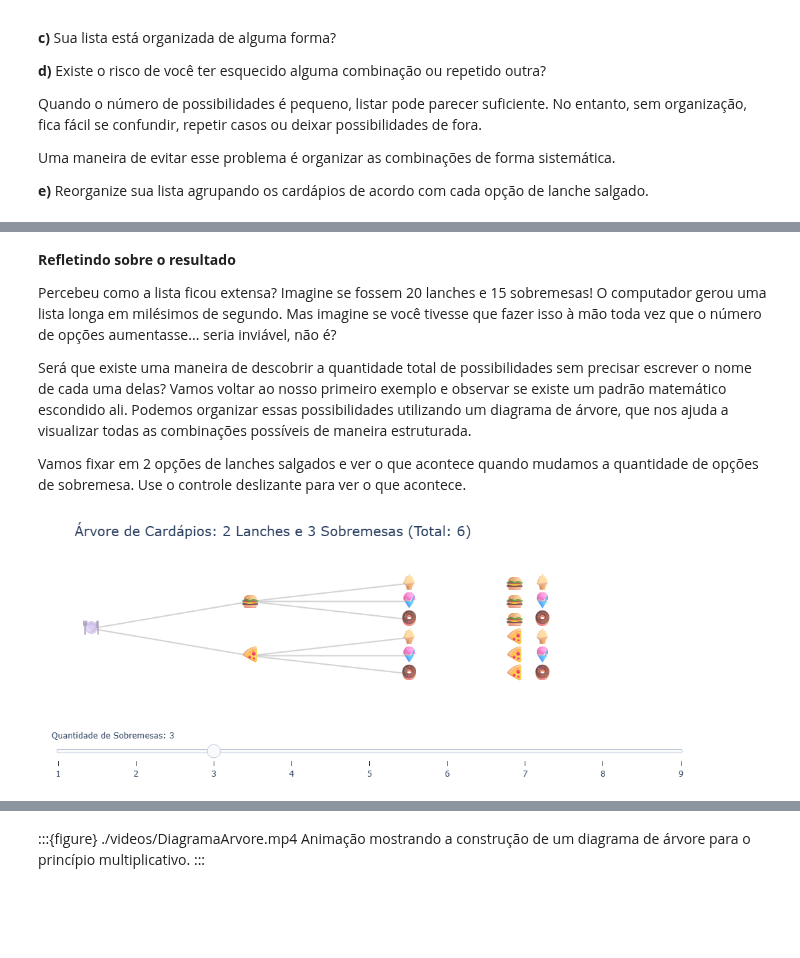
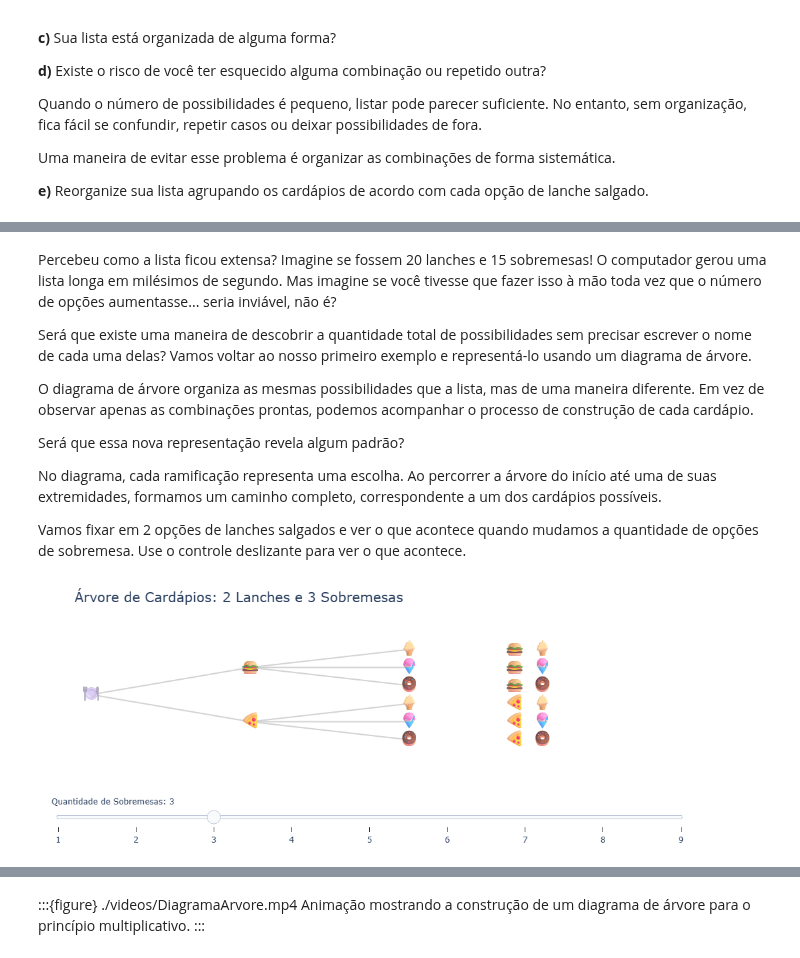
Before and after one commit to marianarccastro/livro_contagem, a Jupyter notebook: contagem.ipynb, the cells around one changed output, grey strips where cells are left out. Saved outputs shown, nothing was run; the diff lists cells and outputs as text; code cells hidden in the pictures; blank space fills up the shorter version.

```diff
--- a/contagem.ipynb
+++ b/contagem.ipynb
@@ -150,9 +287,13 @@ display(HTML(codigo_interativo))
 # %% [markdown]
-**Refletindo sobre o resultado**
-
 Percebeu como a lista ficou extensa? Imagine se fossem 20 lanches e 15 sobremesas! O computador gerou uma lista longa em milésimos de segundo. Mas imagine se você tivesse que fazer isso à mão toda vez que o número de opções aumentasse... seria inviável, não é?
 
-Será que existe uma maneira de descobrir a quantidade total de possibilidades sem precisar escrever o nome de cada uma delas? Vamos voltar ao nosso primeiro exemplo e observar se existe um padrão matemático escondido ali. Podemos organizar essas possibilidades utilizando um diagrama de árvore, que nos ajuda a visualizar todas as combinações possíveis de maneira estruturada.
+Será que existe uma maneira de descobrir a quantidade total de possibilidades sem precisar escrever o nome de cada uma delas? Vamos voltar ao nosso primeiro exemplo e representá-lo usando um diagrama de árvore.
+
+O diagrama de árvore organiza as mesmas possibilidades que a lista, mas de uma maneira diferente. Em vez de observar apenas as combinações prontas, podemos acompanhar o processo de construção de cada cardápio.
+
+Será que essa nova representação revela algum padrão?
+
+No diagrama, cada ramificação representa uma escolha. Ao percorrer a árvore do início até uma de suas extremidades, formamos um caminho completo, correspondente a um dos cardápios possíveis.
 
 Vamos fixar em 2 opções de lanches salgados e ver o que acontece quando mudamos a quantidade de opções de sobremesa. Use o controle deslizante para ver o que acontece.
 # %%
@@ -264,38 +405,38 @@ def criar_arvore_interativa(num_lanches=2):
             args=[
                 {"x": [Xe, Xn], "y": [Ye, Yn], "text": [None, labels]},
                 {
-                    "title.text": f"Árvore de Cardápios: {n} Lanches e {m_val} Sobremesas (Total: {n*m_val})",
+                    "title.text": f"Árvore de Cardápios: {n} Lanches e {m_val} Sobremesas",
                     "height": th,
                     "yaxis.range": y_range
                 }
             ],
             label=str(m_val)
         )
         steps.append(step)
 
     sliders = [dict(
         active=initial_m - 1,
         currentvalue={"prefix": "Quantidade de Sobremesas: "},
         pad={"t": 40},
         steps=steps
     )]
 
     # Finalizando a renderização
     fig.update_layout(
         sliders=sliders,
         showlegend=False,
         plot_bgcolor='white',
         height=height_0,
         margin=dict(l=20, r=120, t=60, b=50),
         # Ampliei o eixo X para 7.5 para garantir que a combinação final caiba perfeitamente na tela
         xaxis=dict(showgrid=False, zeroline=False, showticklabels=False, range=[-0.5, 7.5]),
         yaxis=dict(showgrid=False, zeroline=False, showticklabels=False, range=y_range_0),
-        title=dict(text=f"Árvore de Cardápios: {n} Lanches e {initial_m} Sobremesas (Total: {n*initial_m})", font=dict(size=20))
+        title=dict(text=f"Árvore de Cardápios: {n} Lanches e {initial_m} Sobremesas", font=dict(size=20))
     )
 
     fig.show()
 
 # Chama a função para testar!
 criar_arvore_interativa(num_lanches=2)
 # %% [output]
-[figure, old version]
+[figure, new version]
```
Also changed, not shown: parts of 17 cells of this notebook.
